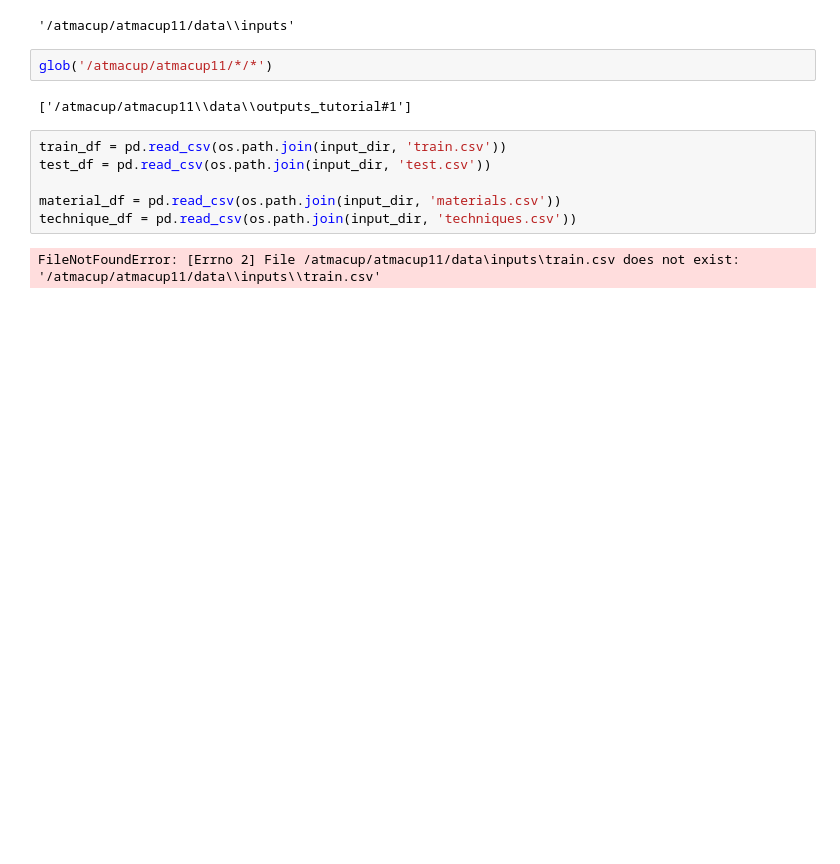
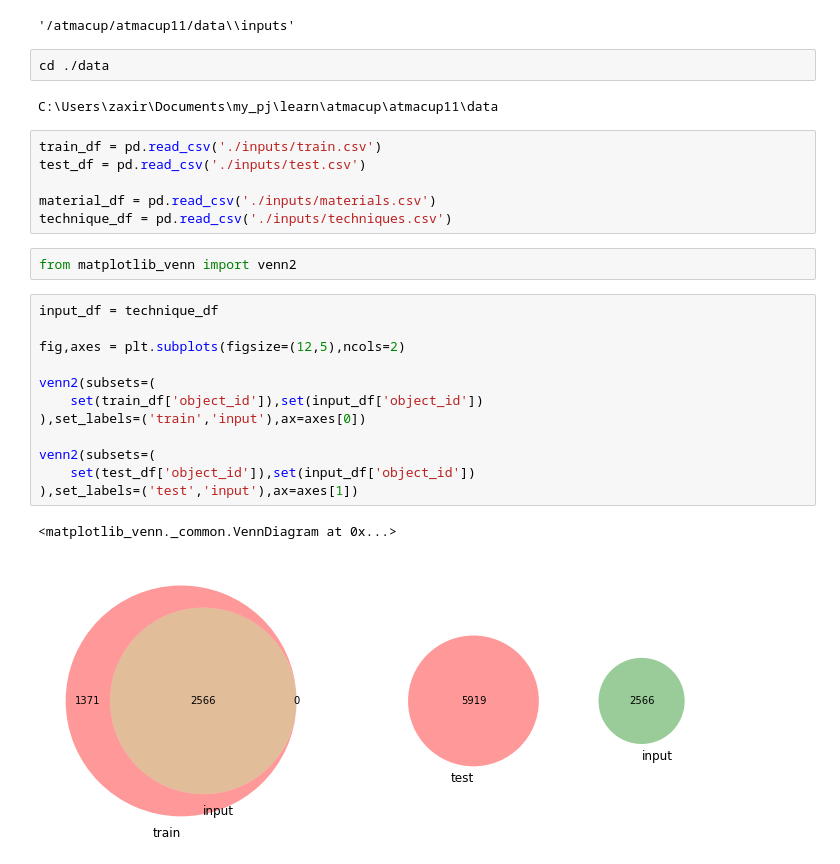
Before and after one commit to zaxirolls/learn, a Jupyter notebook: atmacup/atmacup11/atmacup11.ipynb, the cells around one changed output. Drawn from its saved outputs; the diff is of its cells as text; blank space fills up the shorter version.

Commit message:
atmacup11初心者講座

```diff
--- a/atmacup/atmacup11/atmacup11.ipynb
+++ b/atmacup/atmacup11/atmacup11.ipynb
@@ -72,15 +84,30 @@ dataset_root
 input_dir
 # %% [output]
 '/atmacup/atmacup11/data\\inputs'
-# %%
-glob('/atmacup/atmacup11/*/*')
-# %% [output]
-['/atmacup/atmacup11\\data\\outputs_tutorial#1']
+# %%
+cd ./data
+# %% [output]
+C:\Users\zaxir\Documents\my_pj\learn\atmacup\atmacup11\data
 # %%
-train_df = pd.read_csv(os.path.join(input_dir, 'train.csv'))
-test_df = pd.read_csv(os.path.join(input_dir, 'test.csv'))
+train_df = pd.read_csv('./inputs/train.csv')
+test_df = pd.read_csv('./inputs/test.csv')
 
-material_df = pd.read_csv(os.path.join(input_dir, 'materials.csv'))
-technique_df = pd.read_csv(os.path.join(input_dir, 'techniques.csv'))
+material_df = pd.read_csv('./inputs/materials.csv')
+technique_df = pd.read_csv('./inputs/techniques.csv')
-# %% [output]
-FileNotFoundError: [Errno 2] File /atmacup/atmacup11/data\inputs\train.csv does not exist: '/atmacup/atmacup11/data\\inputs\\train.csv'
+# %%
+from matplotlib_venn import venn2
+# %%
+input_df = technique_df
+
+fig,axes = plt.subplots(figsize=(12,5),ncols=2)
+
+venn2(subsets=(
+    set(train_df['object_id']),set(input_df['object_id'])
+),set_labels=('train','input'),ax=axes[0])
+
+venn2(subsets=(
+    set(test_df['object_id']),set(input_df['object_id'])
+),set_labels=('test','input'),ax=axes[1])
+# %% [output]
+<matplotlib_venn._common.VennDiagram at 0x...>
+[figure, added]
```
Also changed, not shown: parts of 16 cells of this notebook.
